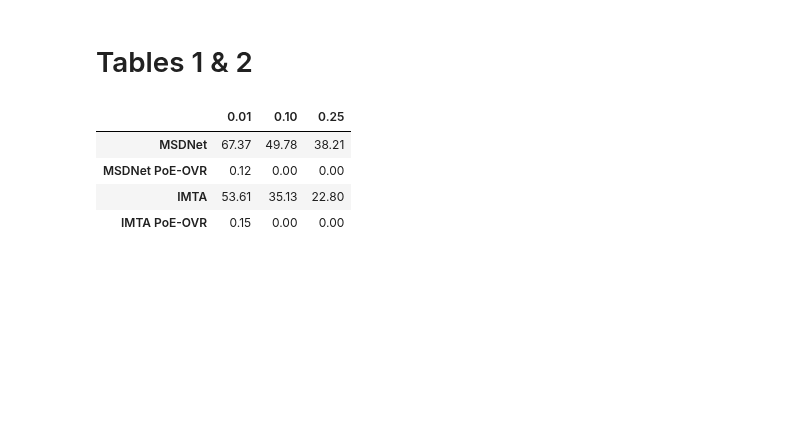
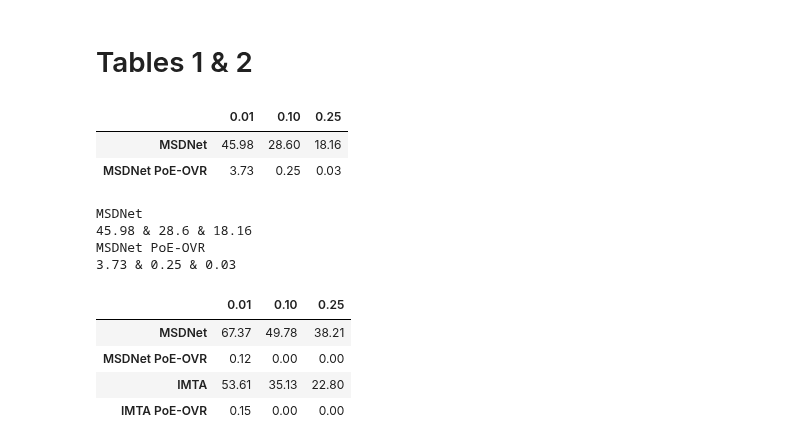
Before and after one commit to metodj/MSDNet-PyTorch, a Jupyter notebook: paper_plots.ipynb, the cells around one changed output. Cells and saved outputs as stored; diff of their text form; code cells hidden in the pictures; blank space fills up the shorter version.

```diff
--- a/paper_plots.ipynb
+++ b/paper_plots.ipynb
@@ -167,22 +182,51 @@ plt.show()
 # Tables 1 & 2
 # %%
 THRESHOLDS = [-x for x in [-0.0001, -0.01, -0.05, -0.1, -0.2, -0.25, -0.33, -0.5]]
+
+CIFAR_10_DICT = {"MSDNet": [70.47, 45.98, 34.5, 28.6, 21.15, 18.16, 14.02, 7.43],
+                "MSDNet PoE-OVR": [5.47, 3.73, 0.98, 0.25, 0.05, 0.03, 0.01, 0.01],
+                "IMTA": [47.04, 19.98, 12.82, 9.83, 5.62, 4.55, 3.0, 1.0],
+                "IMTA PoE-OVR": [1.99, 1.24, 0.27, 0.01, 0.0, 0.0, 0.0, 0.0],
+                "DViT": [],
+                "DViT PoE-OVR": [],
+                }
 CIFAR_100_DICT = {"MSDNet": [86.55, 67.37, 56.28, 49.78, 41.67, 38.21, 32.93, 23.15],
                   "MSDNet PoE-OVR": [0.36, 0.12, 0.0, 0.0, 0.0, 0.0, 0.0, 0.0],
                   "IMTA": [74.75, 53.61, 41.85, 35.13, 25.96, 22.8, 17.69, 9.39],
-                  "IMTA PoE-OVR": [0.3, 0.15, 0.02, 0.0, 0.0, 0.0, 0.0, 0.0]}
+                  "IMTA PoE-OVR": [0.3, 0.15, 0.02, 0.0, 0.0, 0.0, 0.0, 0.0],
+                  "DViT": [],
+                  "DViT PoE-OVR": [],
+                }
 
 
 IMAGE_NET_DICT = {"MSDNet": [84.326, 69.972, 51.72, 38.066, 20.518, 14.666, 8.336, 2.024],
                   "MSDNet PoE-OVR": [0.0, 0.0, 0.0, 0.0, 0.0, 0.0, 0.0, 0.0],
+                  "IMTA": [],
+                  "IMTA PoE-OVR": [],
                   "DViT": [59.57, 51.09, 25.696, 12.104, 4.384, 2.722, 1.314, 0.208],
                   "DViT PoE-OVR": [0.0, 0.0, 0.0, 0.0, 0.0, 0.0, 0.0, 0.0]}
 
 
 SELECTED_THRESHOLDS = [0.01, 0.1, 0.25]
 # %%
+cifar_10_guarantees_df = pd.DataFrame(CIFAR_10_DICT, index=THRESHOLDS).T[SELECTED_THRESHOLDS]
 cifar_100_guarantees_df = pd.DataFrame(CIFAR_100_DICT, index=THRESHOLDS).T[SELECTED_THRESHOLDS]
 image_net_guarantees_df = pd.DataFrame(IMAGE_NET_DICT, index=THRESHOLDS).T[SELECTED_THRESHOLDS]
+# %%
+cifar_10_guarantees_df
+# %% [output]
+|  | 0.01 | 0.10 | 0.25 |
+| MSDNet | 45.98 | 28.60 | 18.16 |
+| MSDNet PoE-OVR | 3.73 | 0.25 | 0.03 |
+# %%
+for row in cifar_10_guarantees_df.iterrows():
+    print(row[0])
+    print(' & '.join([str(x) for x in row[1].values]))
+# %% [output]
+MSDNet
+45.98 & 28.6 & 18.16
+MSDNet PoE-OVR
+3.73 & 0.25 & 0.03
 # %%
 cifar_100_guarantees_df
 # %% [output]
```
Also changed, not shown: parts of 4 cells of this notebook.
